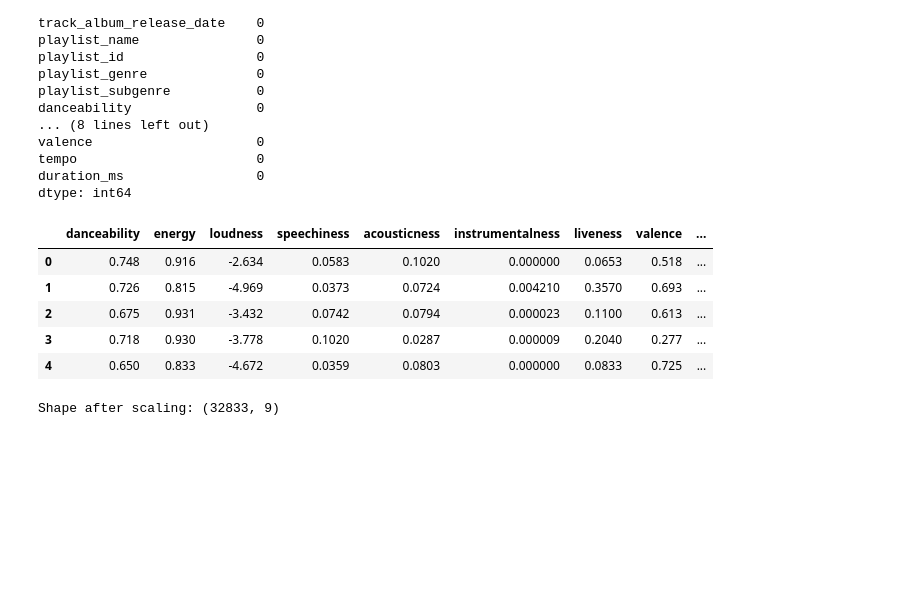
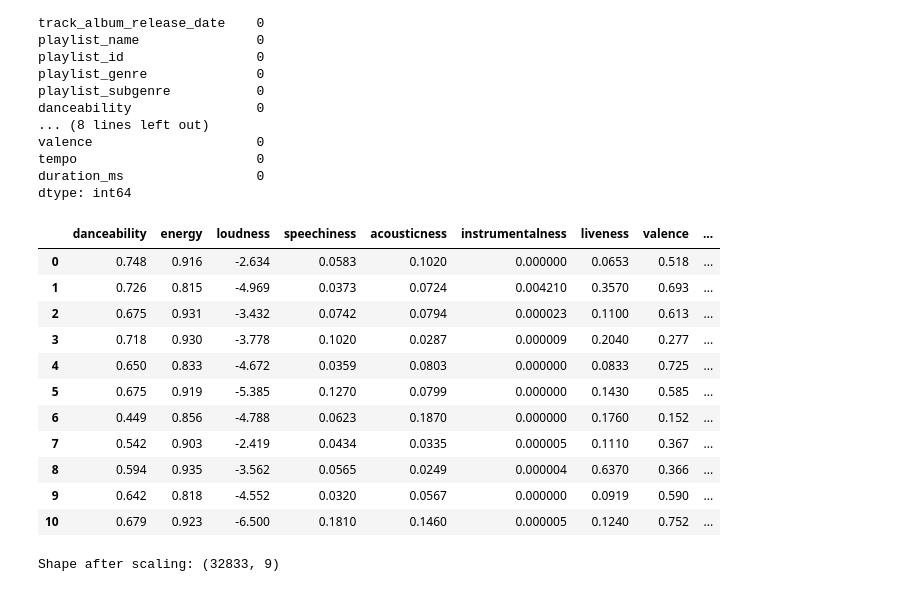
Before and after one commit to vinitaparab/Spotify-Genre-Segmentation, a Jupyter notebook: Spotify-Genre-Segmentation.ipynb, the cells around one changed output. Cells and saved outputs as stored; diff of their text form; code cells hidden in the pictures; blank space fills up the shorter version.

```diff
--- a/Spotify-Genre-Segmentation.ipynb
+++ b/Spotify-Genre-Segmentation.ipynb
@@ -65,16 +71,22 @@ dtype: int64
 # %%
 features = ['danceability', 'energy', 'loudness', 'speechiness',
             'acousticness', 'instrumentalness', 'liveness',
             'valence', 'tempo']
 X = df[features]
-X.head()
+X.head(11)
 # %% [output]
 |  | danceability | energy | loudness | speechiness | acousticness | instrumentalness | liveness | valence | ... |
 | 0 | 0.748 | 0.916 | -2.634 | 0.0583 | 0.1020 | 0.000000 | 0.0653 | 0.518 | ... |
 | 1 | 0.726 | 0.815 | -4.969 | 0.0373 | 0.0724 | 0.004210 | 0.3570 | 0.693 | ... |
 | 2 | 0.675 | 0.931 | -3.432 | 0.0742 | 0.0794 | 0.000023 | 0.1100 | 0.613 | ... |
 | 3 | 0.718 | 0.930 | -3.778 | 0.1020 | 0.0287 | 0.000009 | 0.2040 | 0.277 | ... |
 | 4 | 0.650 | 0.833 | -4.672 | 0.0359 | 0.0803 | 0.000000 | 0.0833 | 0.725 | ... |
+| 5 | 0.675 | 0.919 | -5.385 | 0.1270 | 0.0799 | 0.000000 | 0.1430 | 0.585 | ... |
+| 6 | 0.449 | 0.856 | -4.788 | 0.0623 | 0.1870 | 0.000000 | 0.1760 | 0.152 | ... |
+| 7 | 0.542 | 0.903 | -2.419 | 0.0434 | 0.0335 | 0.000005 | 0.1110 | 0.367 | ... |
+| 8 | 0.594 | 0.935 | -3.562 | 0.0565 | 0.0249 | 0.000004 | 0.6370 | 0.366 | ... |
+| 9 | 0.642 | 0.818 | -4.552 | 0.0320 | 0.0567 | 0.000000 | 0.0919 | 0.590 | ... |
+| 10 | 0.679 | 0.923 | -6.500 | 0.1810 | 0.1460 | 0.000005 | 0.1240 | 0.752 | ... |
 # %%
 from sklearn.preprocessing import StandardScaler
 
```
Also changed, not shown: parts of 2 cells of this notebook.
